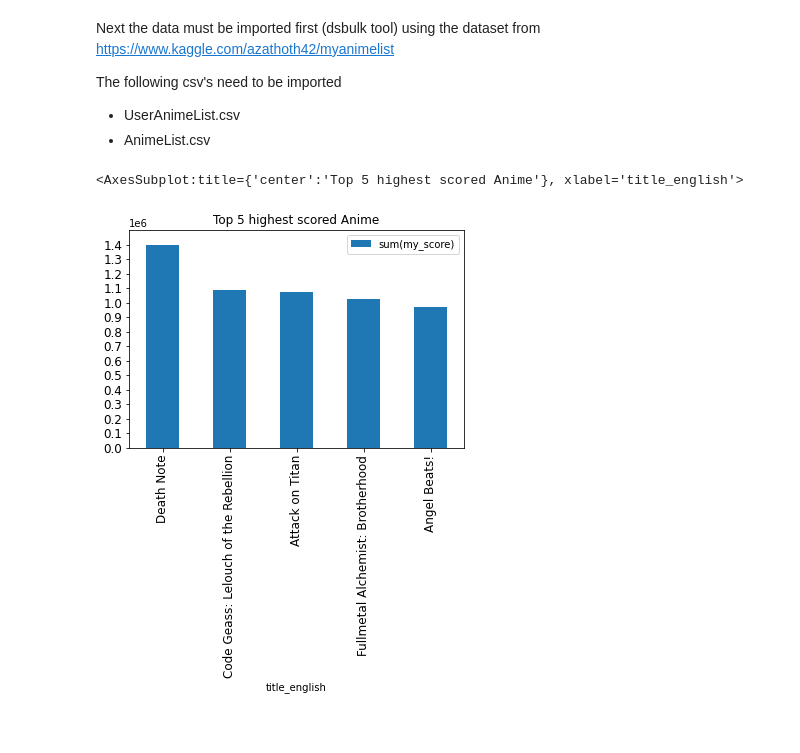
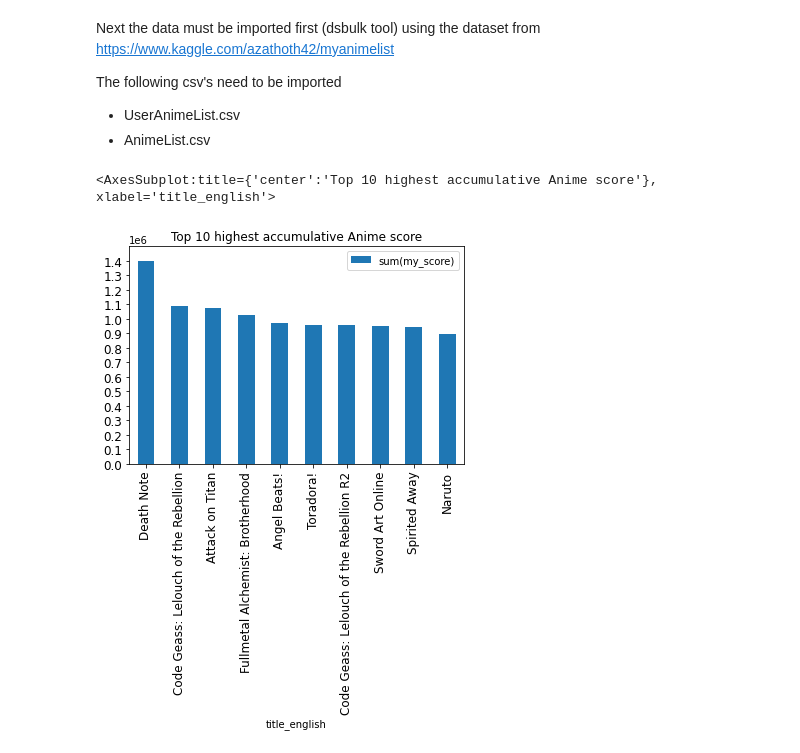
Before and after one commit to Fontys-AdventureWorksCase/big-data, a Jupyter notebook: cassandra/jupyter/Cassandra-Anime.ipynb, the cells around one changed output. Saved outputs shown, nothing was run; the diff lists cells and outputs as text; code cells hidden in the pictures.

Commit message:
Additional graph and port 4040 fix

```diff
--- a/cassandra/jupyter/Cassandra-Anime.ipynb
+++ b/cassandra/jupyter/Cassandra-Anime.ipynb
@@ -160,28 +160,28 @@ The following csv's need to be imported
 from pyspark import SparkConf, SparkContext
 from pyspark.sql import SparkSession
 
-from pyspark.sql.functions import mean
+from pyspark.sql.functions import avg
 from pyspark.sql.functions import sum
 from pyspark.sql.functions import desc
-from pyspark.sql.functions import count
 
 spark = SparkSession.builder.appName('demo').master("dse://?").getOrCreate()
 
-animeDF = spark.read.format("org.apache.spark.sql.cassandra").options(table="animelist", keyspace="anime").load()
+spark.catalog.clearCache()
+
+animeDF = spark.read.format("org.apache.spark.sql.cassandra").options(table="animelist", keyspace="anime").load().cache()
 animeusersDF = spark.read.format("org.apache.spark.sql.cassandra").options(table="useranimelist", keyspace="anime").load()
 
-stage2 = animeusersDF.groupBy("anime_id").agg(sum("my_score"),count("anime_id")).sort(desc("sum(my_score)"))
-
-result = stage2.join(animeDF,stage2.anime_id==animeDF.anime_id).select(
-    animeDF.title_english,"sum(my_score)").limit(5).toPandas()
+stage2 = animeusersDF.groupBy("anime_id").agg(sum("my_score"),avg("my_score"))
+# %%
+result1 = stage2.sort(desc("sum(my_score)")).join(animeDF,stage2.anime_id==animeDF.anime_id).select(
+    animeDF.title_english,"sum(my_score)").limit(10).toPandas()
 # %%
 from IPython.display import display
 import numpy as np
 
-output = result.plot.bar(x='title_english', y='sum(my_score)', rot='vertical', yticks=np.arange(0, 1500000, 100000),
-                     fontsize=12, ylim=(0,1500000), title="Top 5 highest scored Anime")
-
-display(output)
+output1 = result1.plot.bar(x='title_english', y='sum(my_score)', rot='vertical', yticks=np.arange(0, 1500000, 100000),
+                     fontsize=12, ylim=(0,1500000), title="Top 10 highest accumulative Anime score")
+display(output1)
 # %% [output]
-<AxesSubplot:title={'center':'Top 5 highest scored Anime'}, xlabel='title_english'>
+<AxesSubplot:title={'center':'Top 10 highest accumulative Anime score'}, xlabel='title_english'>
-[figure, old version]
+[figure, new version]
```
Also changed, not shown: parts of 2 cells of this notebook, 1 other file.
